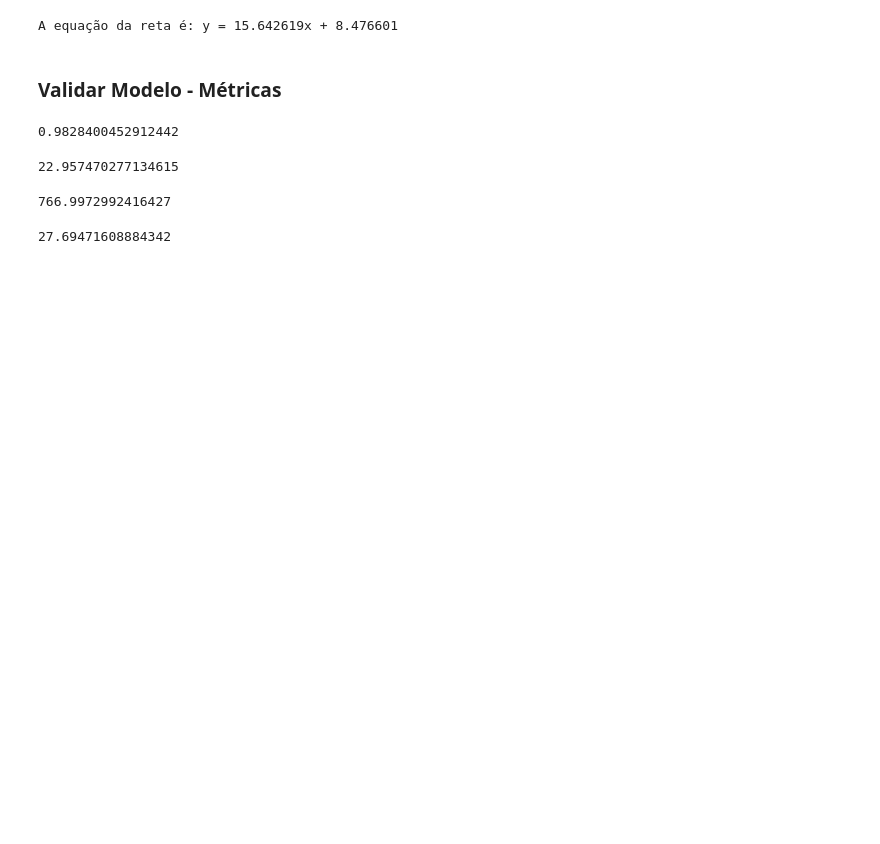
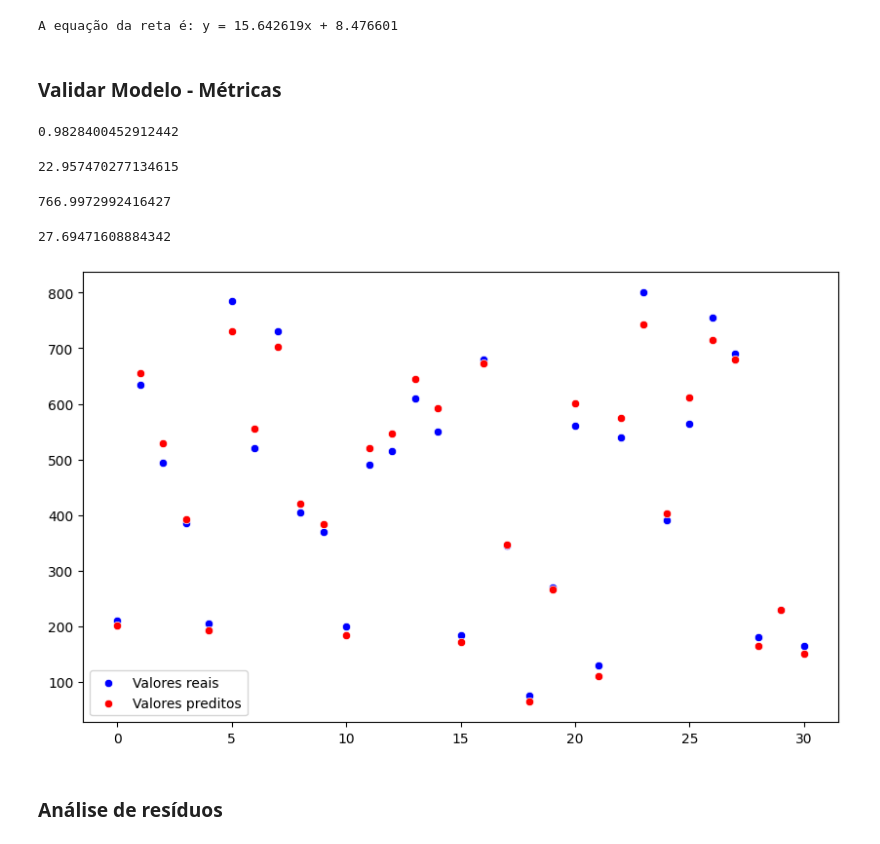
Before and after one commit to soaresmilton/rocketseat_regressao_linear_simples, a Jupyter notebook: modelo_pontuacao.ipynb, the cells around one changed output. Cells and saved outputs as stored; diff of their text form; code cells hidden in the pictures; blank space fills up the shorter version.

Commit message:
residual graphical analysis

```diff
--- a/modelo_pontuacao.ipynb
+++ b/modelo_pontuacao.ipynb
@@ -145,6 +145,12 @@ root_mean_squared_error(y_true=y_test, y_pred=y_pred)
 # %%
 # Análise Gráfica
 x_axis =  range(len(y_test))
 plt.figure(figsize=(10, 6))
 sns.scatterplot(x=x_axis, y=y_test.reshape(-1), color='blue', label='Valores reais')
 sns.scatterplot(x=x_axis, y=y_pred.reshape(-1), color='red', label='Valores preditos')
+plt.legend()
+plt.show()
+# %% [output]
+[figure, added]
+# %% [markdown]
+### Análise de resíduos
```
Also changed, not shown: parts of 4 cells of this notebook.
